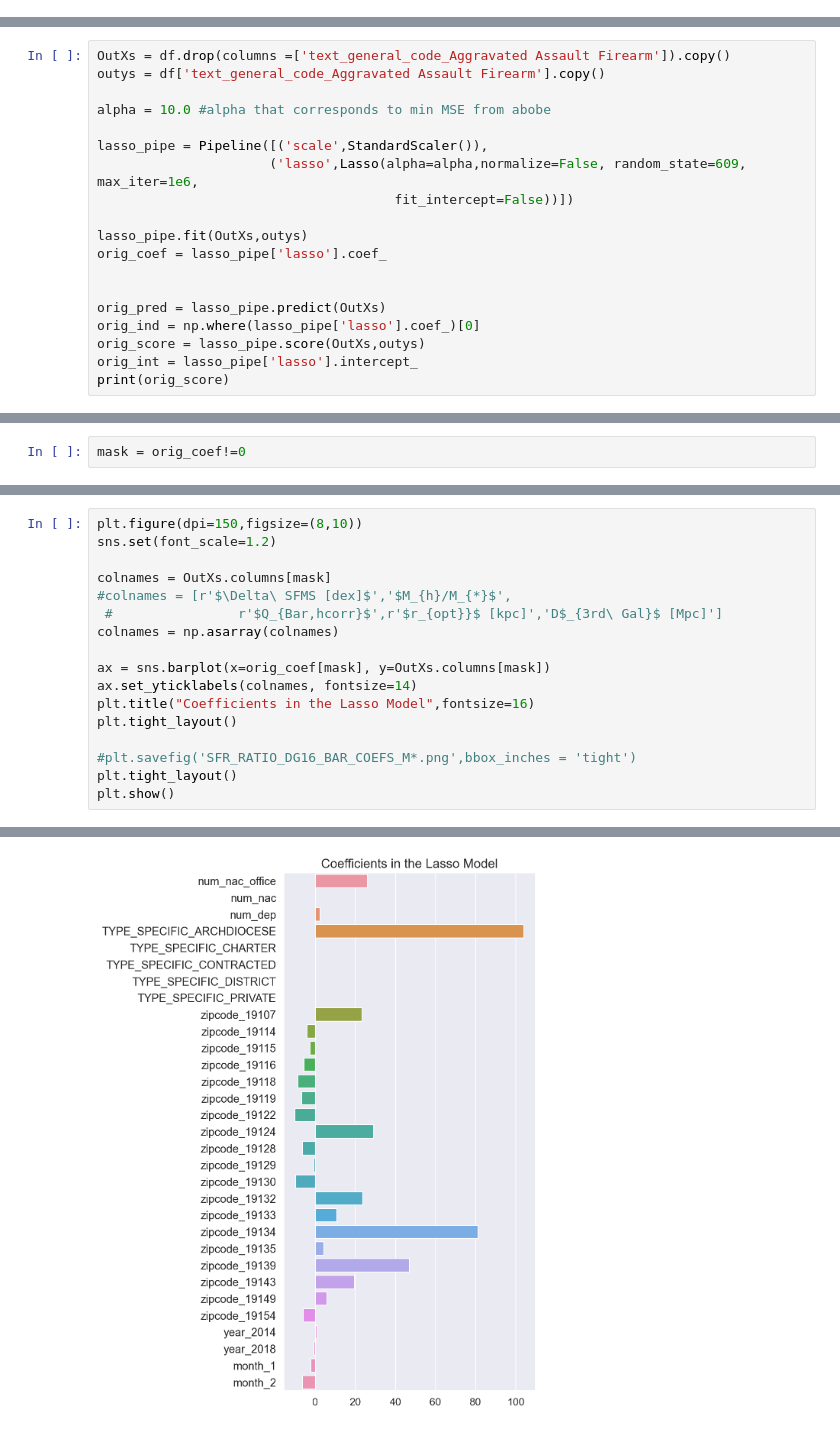
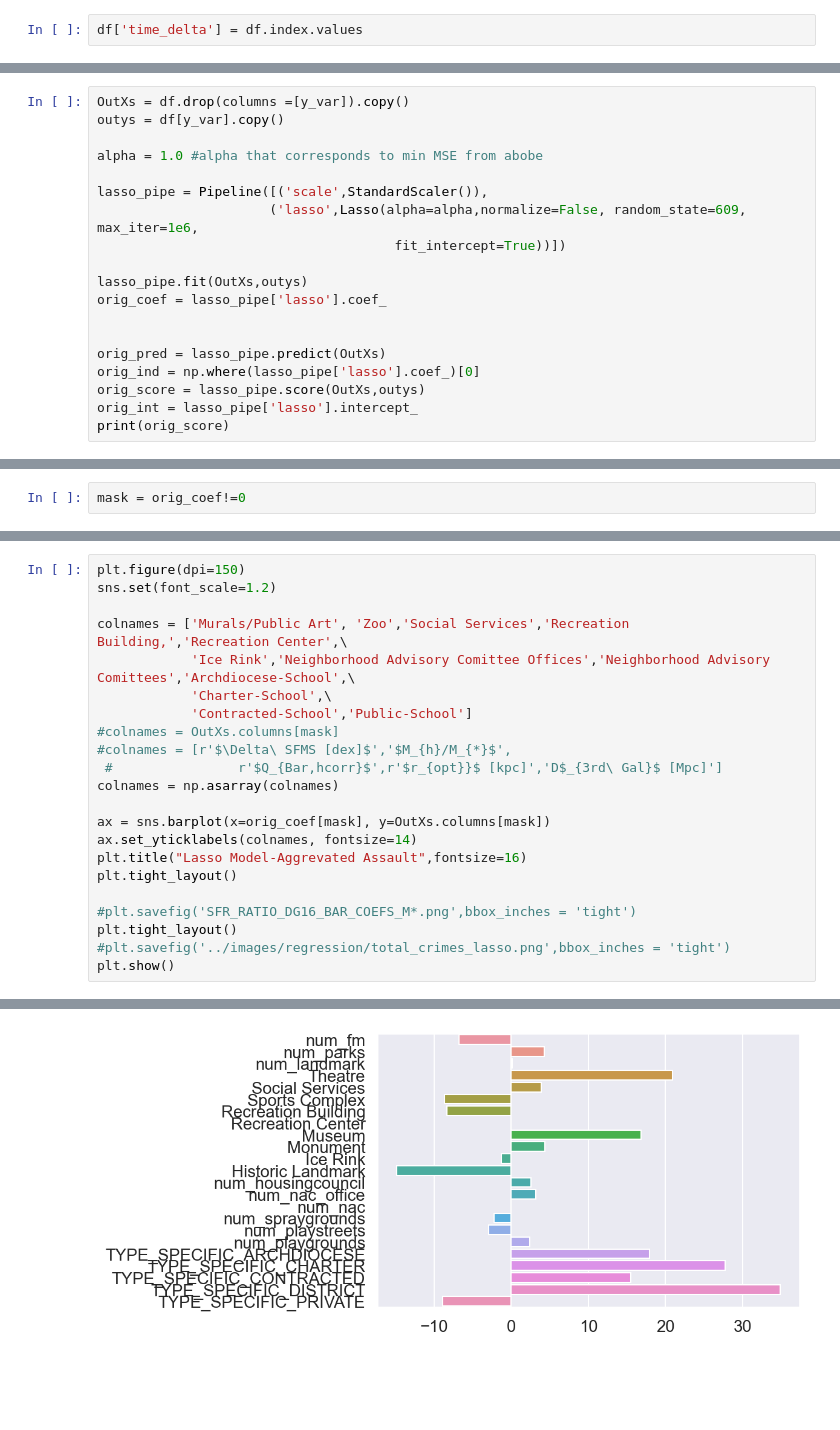
Before and after one commit to sarahjaynekessler/PhillyCrimeAndCommunity, a Jupyter notebook: code/LASSO_test.ipynb, the cells around one changed output, grey strips where cells are left out. Cells and saved outputs as stored; diff of their text form; blank space fills up the shorter version.

```diff
--- a/code/LASSO_test.ipynb
+++ b/code/LASSO_test.ipynb
@@ -70 +50,3 @@ df
+# %%
+df['time_delta'] = df.index.values
 # %%
@@ -126,14 +206,14 @@ df = df.drop(columns =['dispatch_date',
 # %%
 df = df.dropna()
 # %%
-OutXs = df.drop(columns =['text_general_code_Aggravated Assault Firearm']).copy()
-outys = df['text_general_code_Aggravated Assault Firearm'].copy()
+OutXs = df.drop(columns =[y_var]).copy()
+outys = df[y_var].copy()
 
-alpha = 10.0 #alpha that corresponds to min MSE from abobe
+alpha = 1.0 #alpha that corresponds to min MSE from abobe
 
 lasso_pipe = Pipeline([('scale',StandardScaler()),
                       ('lasso',Lasso(alpha=alpha,normalize=False, random_state=609, max_iter=1e6,
-                                      fit_intercept=False))])
+                                      fit_intercept=True))])
 
 lasso_pipe.fit(OutXs,outys)
 orig_coef = lasso_pipe['lasso'].coef_
@@ -151,18 +248,23 @@ mask = orig_coef!=0
 # %%
-plt.figure(dpi=150,figsize=(8,10))
+plt.figure(dpi=150)
 sns.set(font_scale=1.2)
 
-colnames = OutXs.columns[mask]
+colnames = ['Murals/Public Art', 'Zoo','Social Services','Recreation Building,','Recreation Center',\
+            'Ice Rink','Neighborhood Advisory Comittee Offices','Neighborhood Advisory Comittees','Archdiocese-School',\
+            'Charter-School',\
+            'Contracted-School','Public-School']
+#colnames = OutXs.columns[mask]
 #colnames = [r'$\Delta\ SFMS [dex]$','$M_{h}/M_{*}$',
  #                r'$Q_{Bar,hcorr}$',r'$r_{opt}}$ [kpc]','D$_{3rd\ Gal}$ [Mpc]']
 colnames = np.asarray(colnames)
 
 ax = sns.barplot(x=orig_coef[mask], y=OutXs.columns[mask])
 ax.set_yticklabels(colnames, fontsize=14)
-plt.title("Coefficients in the Lasso Model",fontsize=16)
+plt.title("Lasso Model-Aggrevated Assault",fontsize=16)
 plt.tight_layout()
 
 #plt.savefig('SFR_RATIO_DG16_BAR_COEFS_M*.png',bbox_inches = 'tight')
 plt.tight_layout()
+#plt.savefig('../images/regression/total_crimes_lasso.png',bbox_inches = 'tight')
 plt.show()
 # %% [output]
@@ -169 +272 @@ plt.show()
-[figure, old version]
+[figure, new version]
```
Also changed, not shown: parts of 14 cells of this notebook, 14 other files.
